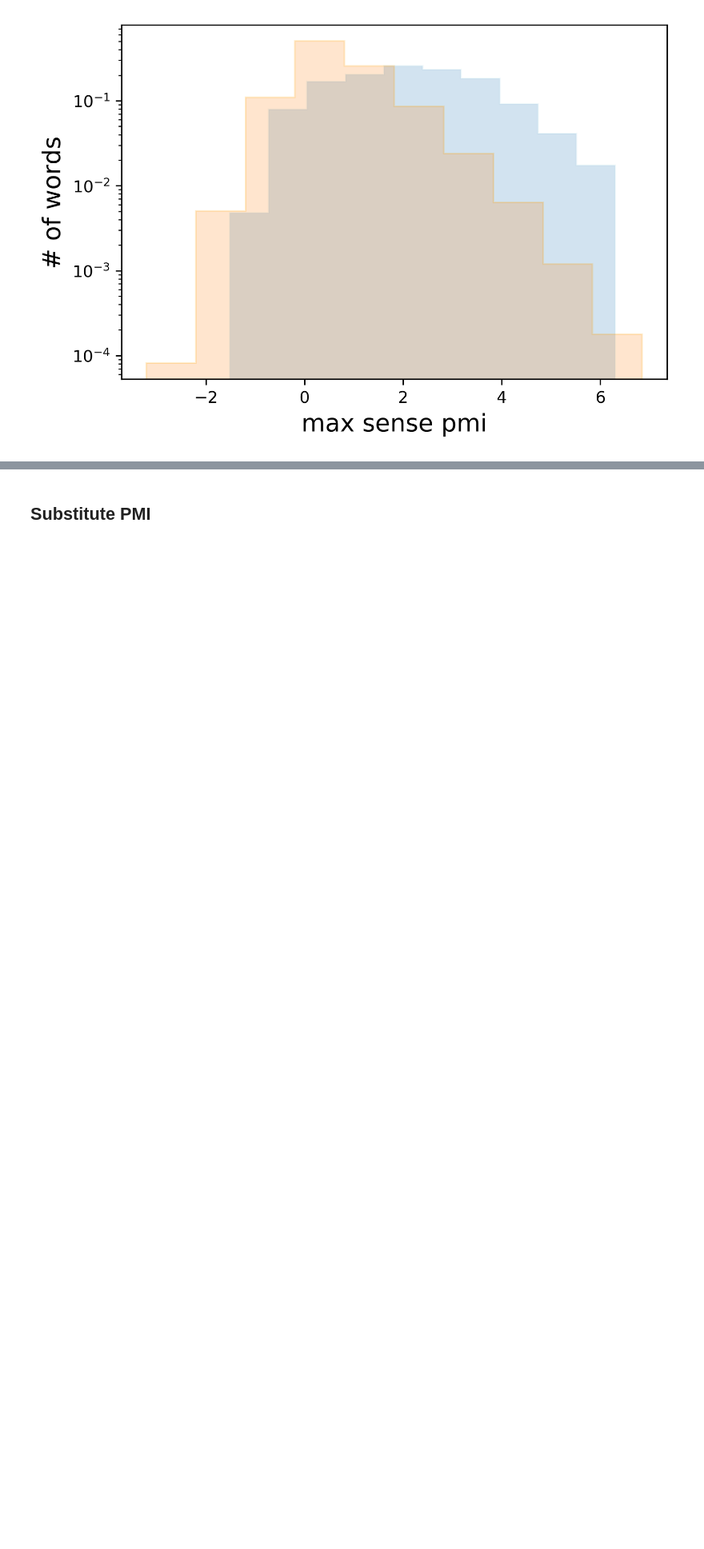
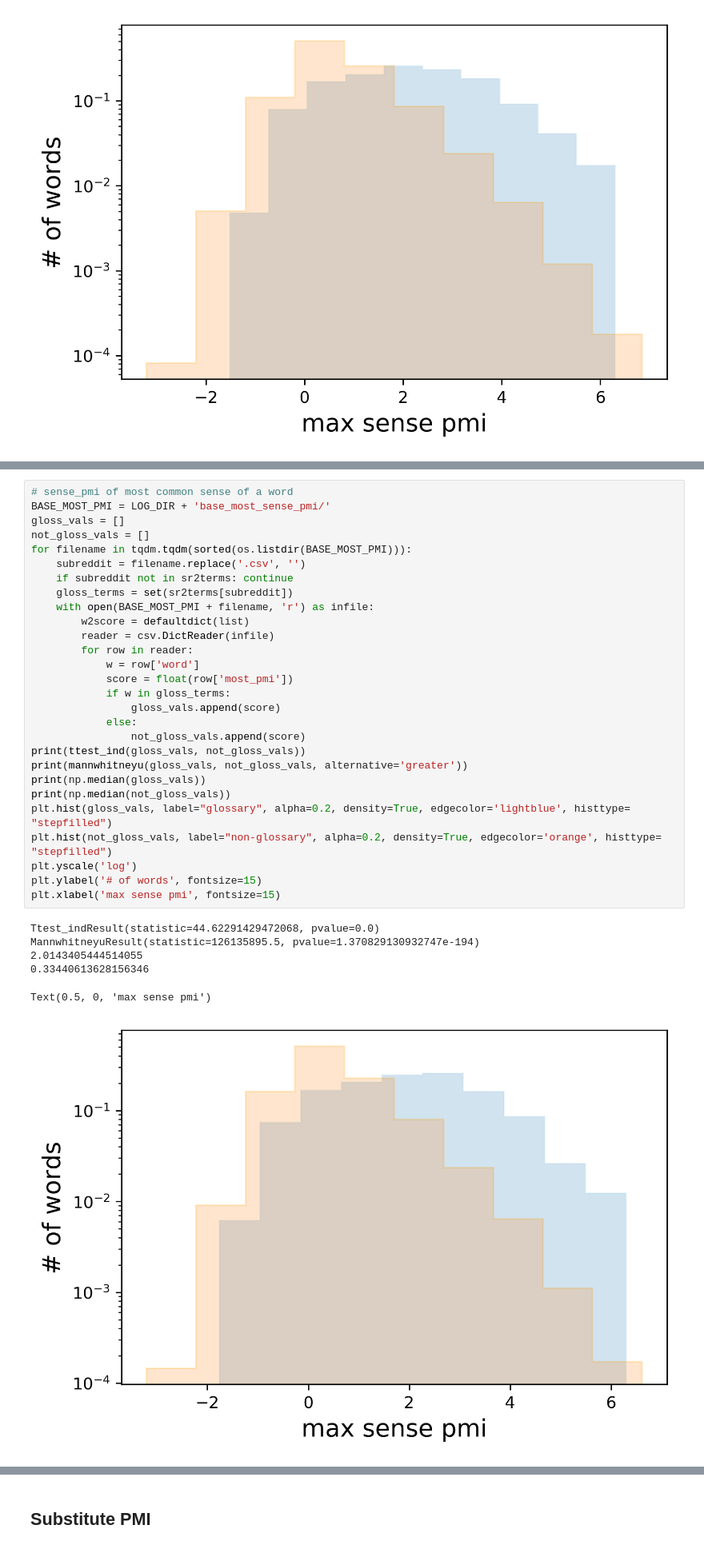
Before and after one commit to lucy3/ingroup_lang, a Jupyter notebook: code/senses.ipynb, the cells around one changed output, grey strips where cells are left out. Shown at 80% size. Drawn from its saved outputs; the diff is of its cells as text; blank space fills up the shorter version.

Commit message:
preliminary sense results for ag

```diff
--- a/code/senses.ipynb
+++ b/code/senses.ipynb
@@ -385,0 +388,35 @@ Text(0.5, 0, 'max sense pmi')
+# %%
+# sense_pmi of most common sense of a word
+BASE_MOST_PMI = LOG_DIR + 'base_most_sense_pmi/'
+gloss_vals = []
+not_gloss_vals = []
+for filename in tqdm.tqdm(sorted(os.listdir(BASE_MOST_PMI))):
+    subreddit = filename.replace('.csv', '')
+    if subreddit not in sr2terms: continue
+    gloss_terms = set(sr2terms[subreddit])
+    with open(BASE_MOST_PMI + filename, 'r') as infile:
+        w2score = defaultdict(list)
+        reader = csv.DictReader(infile)
+        for row in reader:
+            w = row['word']
+            score = float(row['most_pmi'])
+            if w in gloss_terms:
+                gloss_vals.append(score)
+            else:
+                not_gloss_vals.append(score)
+print(ttest_ind(gloss_vals, not_gloss_vals))
+print(mannwhitneyu(gloss_vals, not_gloss_vals, alternative='greater'))
+print(np.median(gloss_vals))
+print(np.median(not_gloss_vals))
+plt.hist(gloss_vals, label="glossary", alpha=0.2, density=True, edgecolor='lightblue', histtype= "stepfilled")
+plt.hist(not_gloss_vals, label="non-glossary", alpha=0.2, density=True, edgecolor='orange', histtype= "stepfilled")
+plt.yscale('log')
+plt.ylabel('# of words', fontsize=15)
+plt.xlabel('max sense pmi', fontsize=15)
+# %% [output]
+Ttest_indResult(statistic=44.62291429472068, pvalue=0.0)
+MannwhitneyuResult(statistic=126135895.5, pvalue=1.370829130932747e-194)
+2.0143405444514055
+0.33440613628156346
+Text(0.5, 0, 'max sense pmi')
+[figure, added]
```
Also changed, not shown: parts of 12 cells of this notebook, 1 other file.
